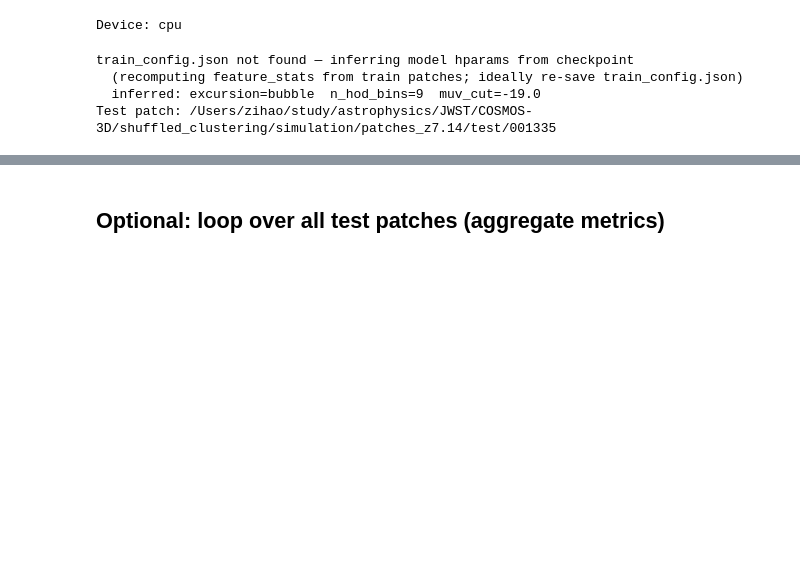
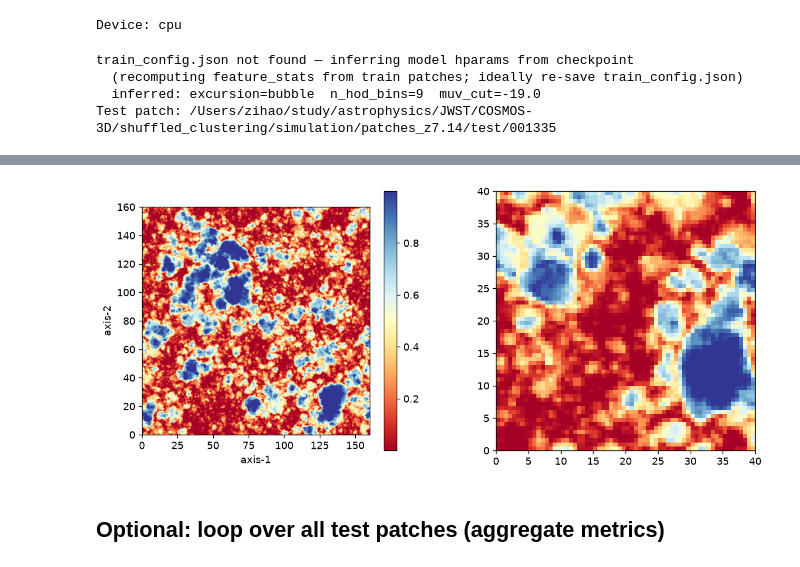
Before and after one commit to lizihao1008/LAE_pinn, a Jupyter notebook: notebooks/05_patch_eval_visualization.ipynb, the cells around one changed output, grey strips where cells are left out. Cells and saved outputs as stored; diff of their text form; code cells hidden in the pictures; blank space fills up the shorter version.

```diff
--- a/notebooks/05_patch_eval_visualization.ipynb
+++ b/notebooks/05_patch_eval_visualization.ipynb
@@ -353,3 +404,33 @@ plt.show()
+# %%
+X = np.load('../../simulation/Fiducial_z_7.14/Xbox_grid_017_512.npy')
+pos = np.load('../../simulation/Fiducial_z_7.14/Halo_Position.npy')
+lya_obs = np.load('../../simulation/Fiducial_z_7.14/Observed_Llya.npy')
+lya_int = np.load('../../simulation/Fiducial_z_7.14/Intrinsic_Llya.npy')
+Muv = np.load('../../simulation/Fiducial_z_7.14/Muv.npy')
+Tigm = lya_obs/lya_int
+
+pos = pos[Muv<-18]
+Tigm = Tigm[Muv<-18]
+z = np.arange(0,512,1)
+idx = np.where((130*512/160<z) & (z<140*512/160))[0]
+plt.figure(figsize=(12,5))
+plt.subplot(1,2,1)
+plt.imshow(np.mean(X[idx,:,:],axis=0).T,origin='lower',cmap='RdYlBu',extent=[0,160,0,160])
+# pos_z = pos[:,0]
+# idx = np.where((120*512/160<pos_z) & (pos_z<150*512/160))[0]
+# plt.scatter(pos[idx][:,1]*512/160,pos[idx][:,2]*512/160,s=10,ec='none',c=Tigm[idx],cmap='jet',alpha=0.5)
+plt.colorbar()
+# plt.xlim(0,512)
+# plt.ylim(0,512)
+plt.xlabel('axis-1')
+plt.ylabel('axis-2')
+
+plt.subplot(1,2,2)
+plt.imshow(np.mean(X1[idx1,:,:],axis=0).T,origin='lower',extent=[0,40,0,40],cmap='RdYlBu')
+
+plt.show()
+# %% [output]
+[figure, added]
 # %% [markdown]
 ## Optional: loop over all test patches (aggregate metrics)
 # %%
```
Also changed, not shown: parts of 9 cells of this notebook, 11 other files.
